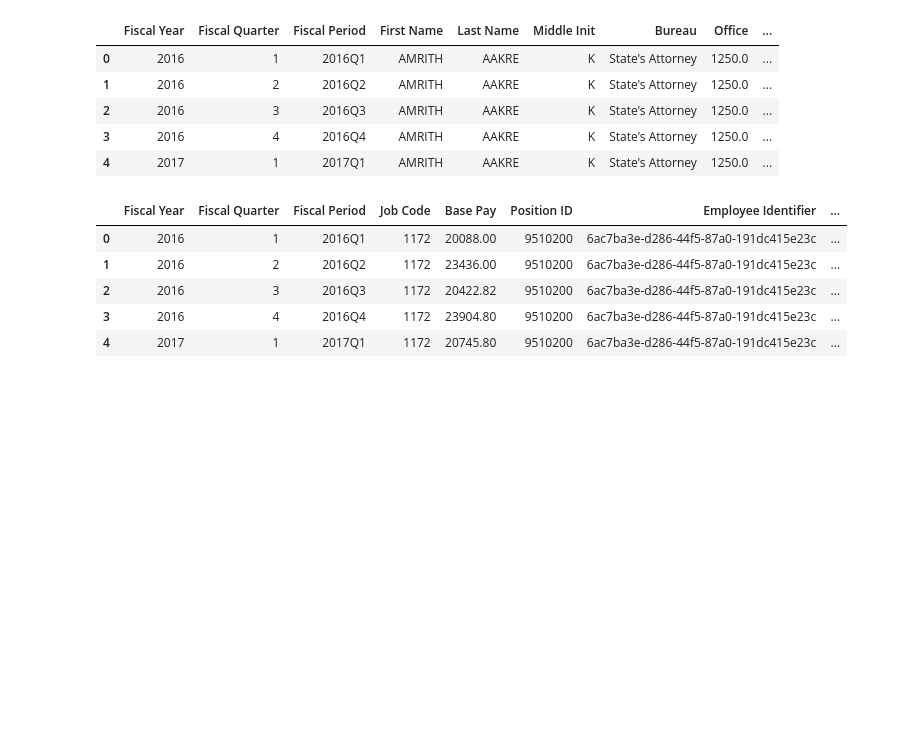
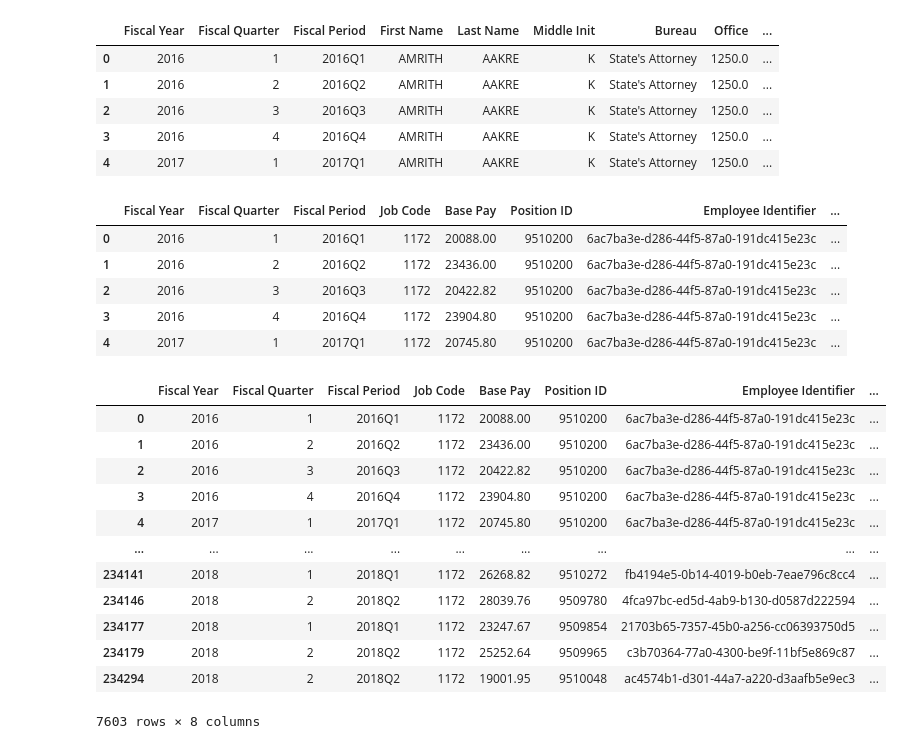
Before and after one commit to PetrusAriaa/AI-group-project, a Jupyter notebook: Nisa/payroll.ipynb, the cells around one changed output. Drawn from its saved outputs; the diff is of its cells as text; code cells hidden in the pictures; blank space fills up the shorter version.

Commit message:
Make new table/dataframe by Job Code

```diff
--- a/Nisa/payroll.ipynb
+++ b/Nisa/payroll.ipynb
@@ -21,3 +21,20 @@ payroll.head()
 | 2 | 2016 | 3 | 2016Q3 | 1172 | 20422.82 | 9510200 | 6ac7ba3e-d286-44f5-87a0-191dc415e23c | ... |
 | 3 | 2016 | 4 | 2016Q4 | 1172 | 23904.80 | 9510200 | 6ac7ba3e-d286-44f5-87a0-191dc415e23c | ... |
 | 4 | 2017 | 1 | 2017Q1 | 1172 | 20745.80 | 9510200 | 6ac7ba3e-d286-44f5-87a0-191dc415e23c | ... |
+# %%
+#payroll['Job Code'].unique()
+payroll.groupby(['Job Code']).get_group(1172)
+# %% [output]
+|  | Fiscal Year | Fiscal Quarter | Fiscal Period | Job Code | Base Pay | Position ID | Employee Identifier | ... |
+| 0 | 2016 | 1 | 2016Q1 | 1172 | 20088.00 | 9510200 | 6ac7ba3e-d286-44f5-87a0-191dc415e23c | ... |
+| 1 | 2016 | 2 | 2016Q2 | 1172 | 23436.00 | 9510200 | 6ac7ba3e-d286-44f5-87a0-191dc415e23c | ... |
+| 2 | 2016 | 3 | 2016Q3 | 1172 | 20422.82 | 9510200 | 6ac7ba3e-d286-44f5-87a0-191dc415e23c | ... |
+| 3 | 2016 | 4 | 2016Q4 | 1172 | 23904.80 | 9510200 | 6ac7ba3e-d286-44f5-87a0-191dc415e23c | ... |
+| 4 | 2017 | 1 | 2017Q1 | 1172 | 20745.80 | 9510200 | 6ac7ba3e-d286-44f5-87a0-191dc415e23c | ... |
+| ... | ... | ... | ... | ... | ... | ... | ... | ... |
+| 234141 | 2018 | 1 | 2018Q1 | 1172 | 26268.82 | 9510272 | fb4194e5-0b14-4019-b0eb-7eae796c8cc4 | ... |
+| 234146 | 2018 | 2 | 2018Q2 | 1172 | 28039.76 | 9509780 | 4fca97bc-ed5d-4ab9-b130-d0587d222594 | ... |
+| 234177 | 2018 | 1 | 2018Q1 | 1172 | 23247.67 | 9509854 | 21703b65-7357-45b0-a256-cc06393750d5 | ... |
+| 234179 | 2018 | 2 | 2018Q2 | 1172 | 25252.64 | 9509965 | c3b70364-77a0-4300-be9f-11bf5e869c87 | ... |
+| 234294 | 2018 | 2 | 2018Q2 | 1172 | 19001.95 | 9510048 | ac4574b1-d301-44a7-a220-d3aafb5e9ec3 | ... |
+7603 rows × 8 columns
```
Also changed, not shown: parts of 8 cells of this notebook.
